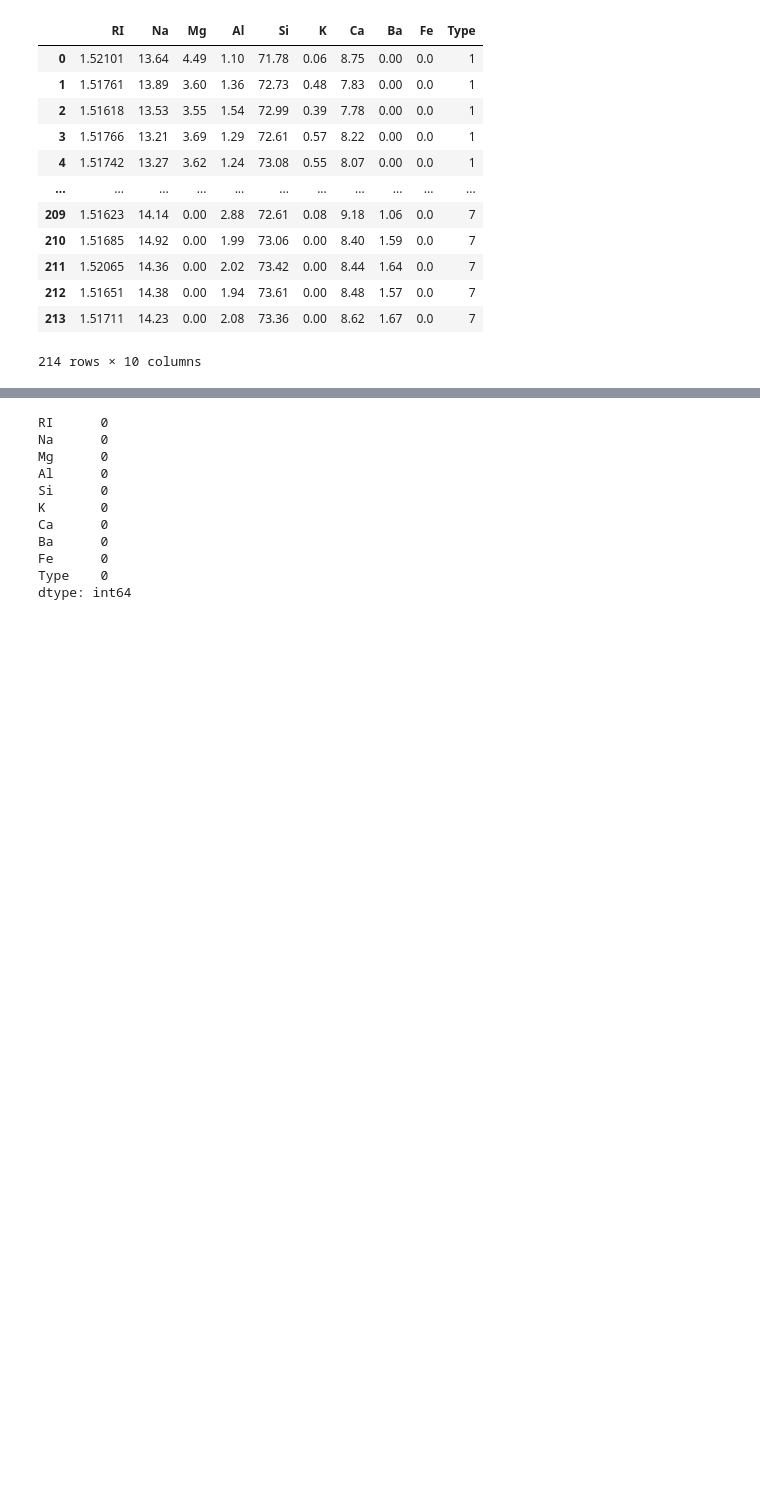
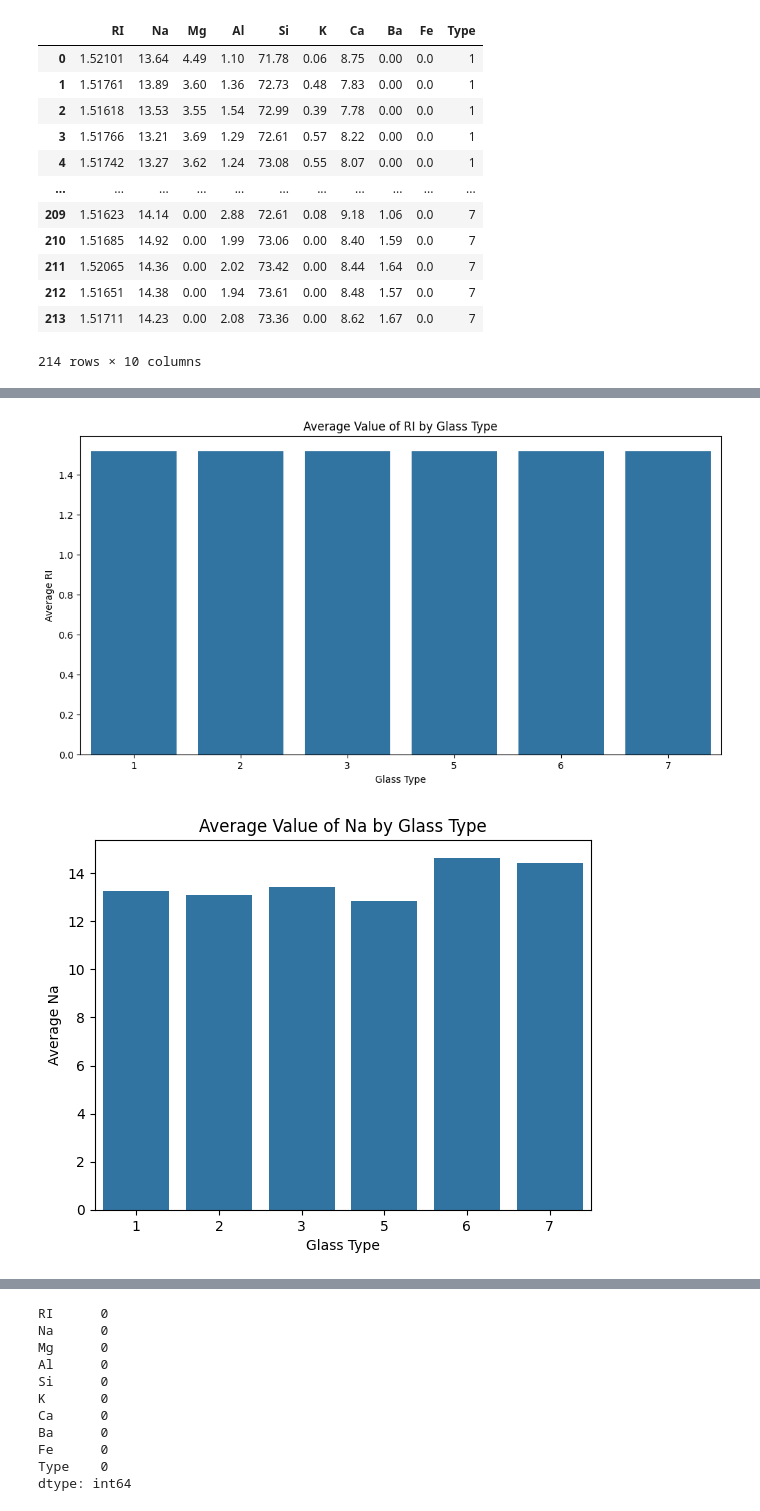
Before and after one commit to GrimmXoXo/Machine-Learning-Techniques-Implementation, a Jupyter notebook: KNN/glass.ipynb, the cells around one changed output, grey strips where cells are left out. Cells and saved outputs as stored; diff of their text form; code cells hidden in the pictures; blank space fills up the shorter version.

```diff
--- a/KNN/glass.ipynb
+++ b/KNN/glass.ipynb
@@ -20,0 +56,14 @@ data
+# %%
+#Bar plot
+plt.figure(figsize=(12, 6))
+for col in df.columns[:-1]:  # Exclude 'Type' column
+    sns.barplot(x='Type', y=col, data=df, errorbar=None)
+    plt.title(f'Average Value of {col} by Glass Type')
+    plt.xlabel('Glass Type')
+    plt.ylabel(f'Average {col}')
+    plt.show()
+
+# Observation-> The following plot shows the average value of each type of material in each glass type
+# %% [output]
+[figure, added]
+[figure, added]
```
Also changed, not shown: parts of 5 cells of this notebook, 2 other files.
